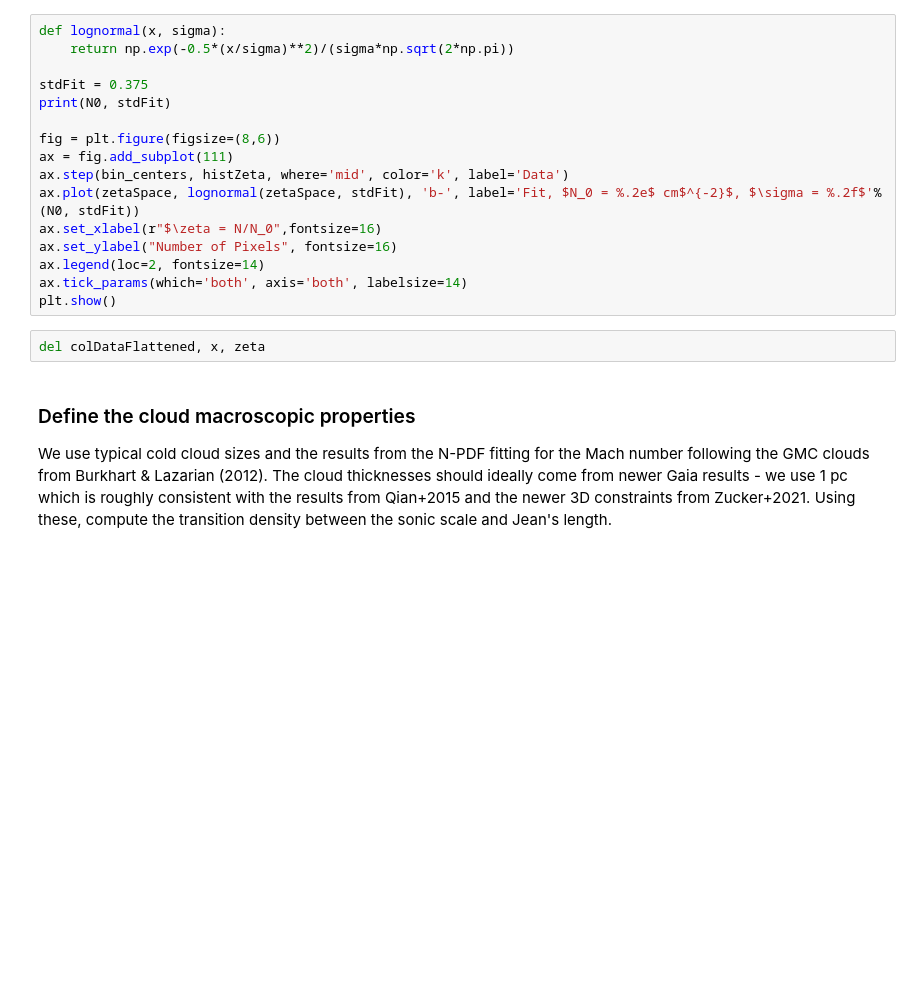
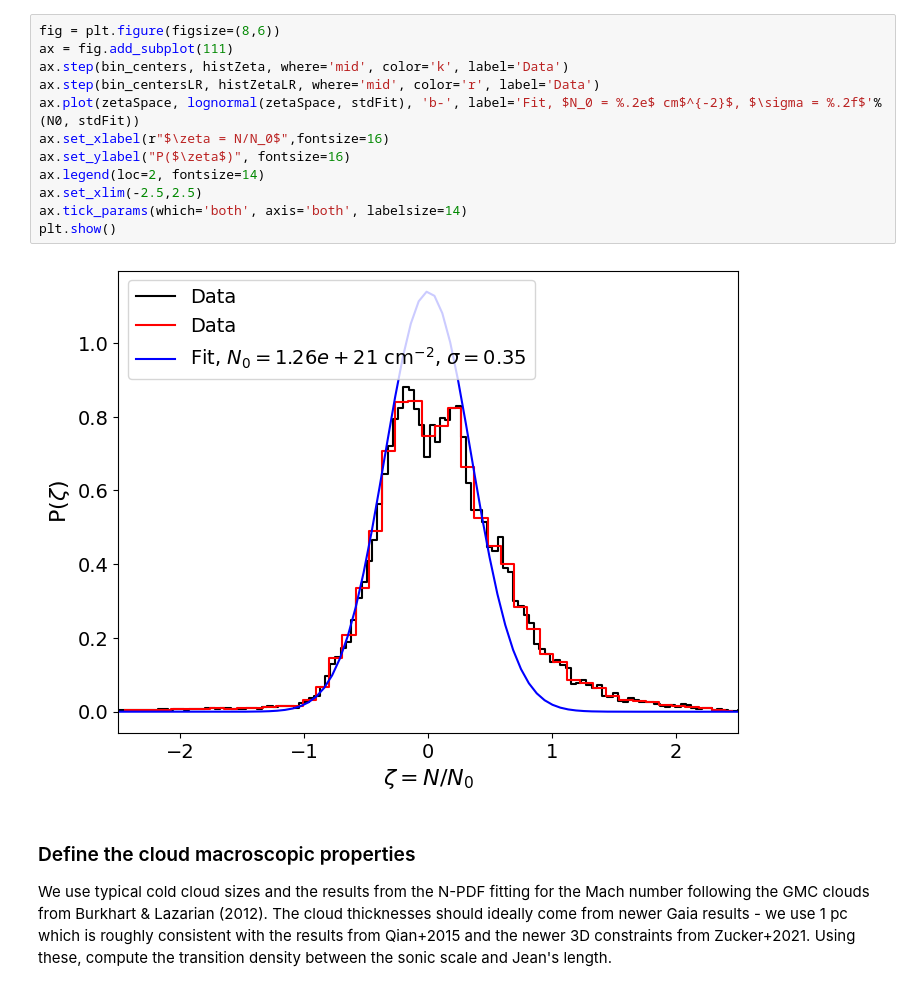
Before and after one commit to AstroBrandt/GMCDensityEstimation, a Jupyter notebook: HGBS_estimateNumberDensity.ipynb, the cells around one changed output. Cells and saved outputs as stored; diff of their text form; blank space fills up the shorter version.

```diff
--- a/HGBS_estimateNumberDensity.ipynb
+++ b/HGBS_estimateNumberDensity.ipynb
@@ -88,21 +88,17 @@ bin_centers = (bin_edges[:-1] + bin_edges[1:])/2
 # %%
-def lognormal(x, sigma):
-    return np.exp(-0.5*(x/sigma)**2)/(sigma*np.sqrt(2*np.pi))
-
-stdFit = 0.375
-print(N0, stdFit)
-
 fig = plt.figure(figsize=(8,6))
 ax = fig.add_subplot(111)
 ax.step(bin_centers, histZeta, where='mid', color='k', label='Data')
+ax.step(bin_centersLR, histZetaLR, where='mid', color='r', label='Data')
 ax.plot(zetaSpace, lognormal(zetaSpace, stdFit), 'b-', label='Fit, $N_0 = %.2e$ cm$^{-2}$, $\sigma = %.2f$'%(N0, stdFit))
-ax.set_xlabel(r"$\zeta = N/N_0",fontsize=16)
-ax.set_ylabel("Number of Pixels", fontsize=16)
+ax.set_xlabel(r"$\zeta = N/N_0$",fontsize=16)
+ax.set_ylabel("P($\zeta$)", fontsize=16)
 ax.legend(loc=2, fontsize=14)
+ax.set_xlim(-2.5,2.5)
 ax.tick_params(which='both', axis='both', labelsize=14)
 plt.show()
+# %% [output]
+[figure, added]
-# %%
-del colDataFlattened, x, zeta
 # %% [markdown]
 ### Define the cloud macroscopic properties
 We use typical cold cloud sizes and the results from the N-PDF fitting for the Mach number following the GMC clouds from Burkhart & Lazarian (2012). The cloud thicknesses should ideally come from newer Gaia results - we use 1 pc which is roughly consistent with the results from Qian+2015 and the newer 3D constraints from Zucker+2021. Using these, compute the transition density between the sonic scale and Jean's length.
```
Also changed, not shown: parts of 59 cells of this notebook, 5 other files.
